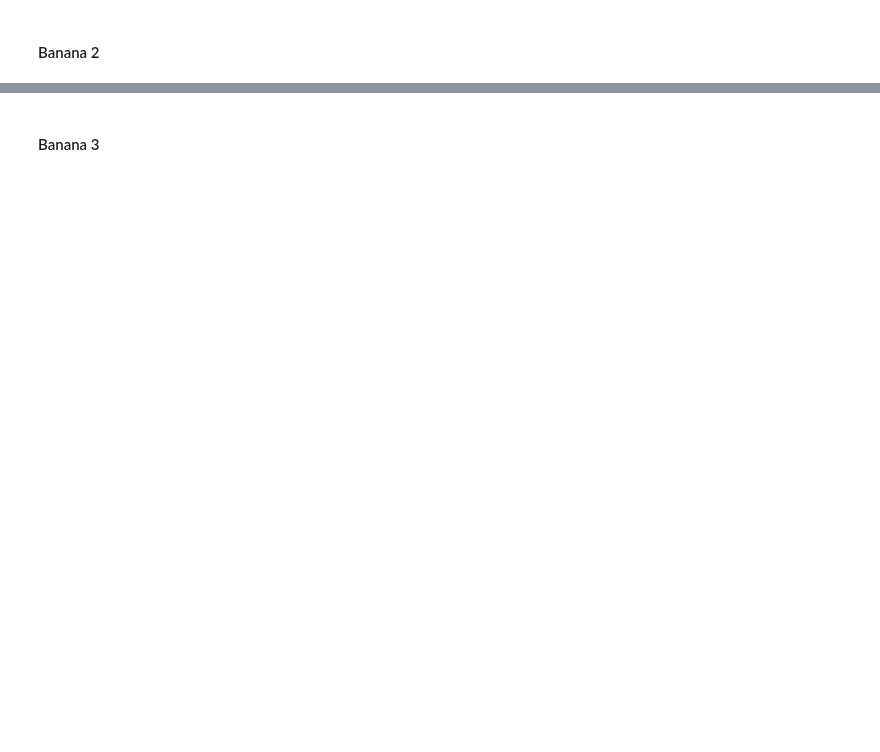
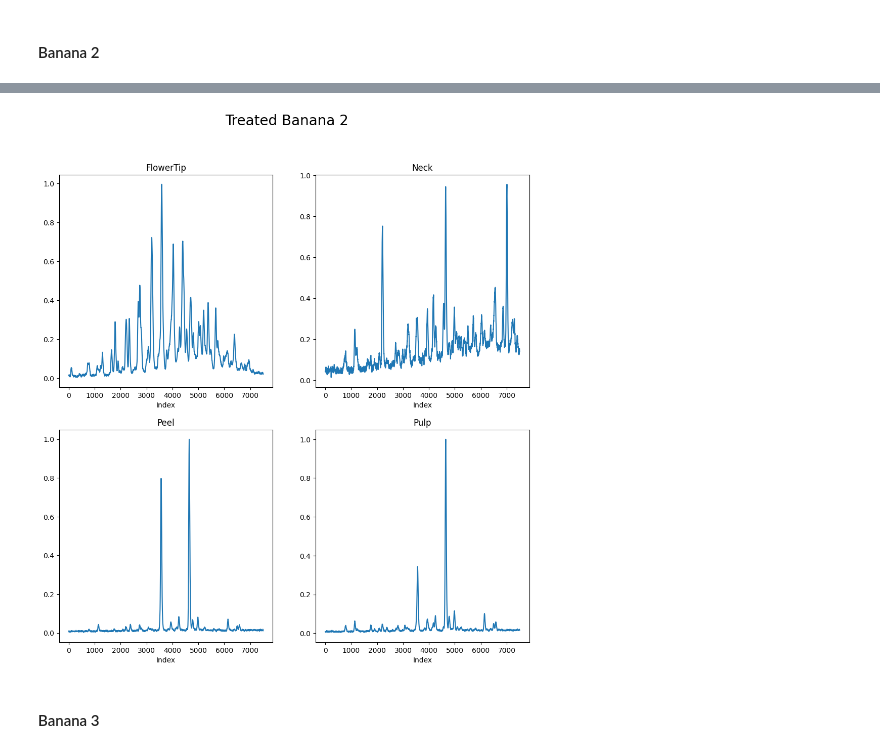
Before and after one commit to MorganKryze/Bananas-Fraud, a Jupyter notebook: src/process.ipynb, the cells around one changed output, grey strips where cells are left out. Saved outputs shown, nothing was run; the diff lists cells and outputs as text; code cells hidden in the pictures; blank space fills up the shorter version.

```diff
--- a/src/process.ipynb
+++ b/src/process.ipynb
@@ -91,0 +116,6 @@ We need for every dataframe to convert the content to float, as it is stored as
+# %%
+def average_signals(dataframe1, dataframe2, dataframe3):
+    combined = pd.concat([dataframe1, dataframe2, dataframe3], axis=1)
+    combined['mean'] = combined.mean(axis=1)
+    combined = combined['mean']
+    return combined
@@ -135,2 +208,11 @@ banana2_pulp_untreated = pd.read_csv("../data/Untreated_samples/2-Pulp.txt", sep
+# %%
+banana2_flowertip_untreated = normalize_data(load_data("../data/Untreated_samples/2-FlowerTip.txt"))
+banana2_neck_untreated = normalize_data(load_data("../data/Untreated_samples/2-Neck.txt"))
+banana2_peel_untreated = normalize_data(load_data("../data/Untreated_samples/2-Peel.txt"))
+banana2_pulp_untreated = normalize_data(load_data("../data/Untreated_samples/2-Pulp.txt"))
+
+plot_4_signals(banana2_flowertip_treated, banana2_neck_treated, banana2_peel_treated, banana2_pulp_treated, 'FlowerTip', 'Neck', 'Peel', 'Pulp', 'Treated Banana 2')
+# %% [output]
+[figure, added]
 # %% [markdown]
 #### Banana 3
```
Also changed, not shown: parts of 50 cells of this notebook.
